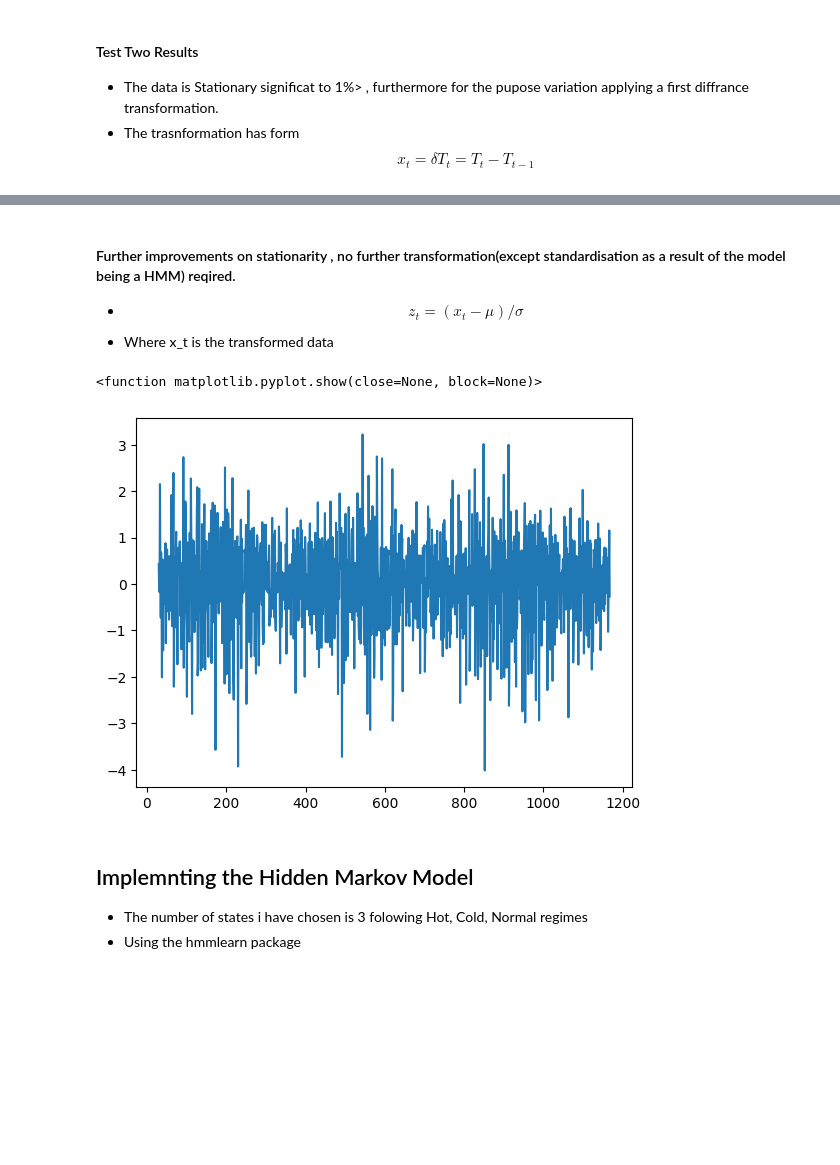
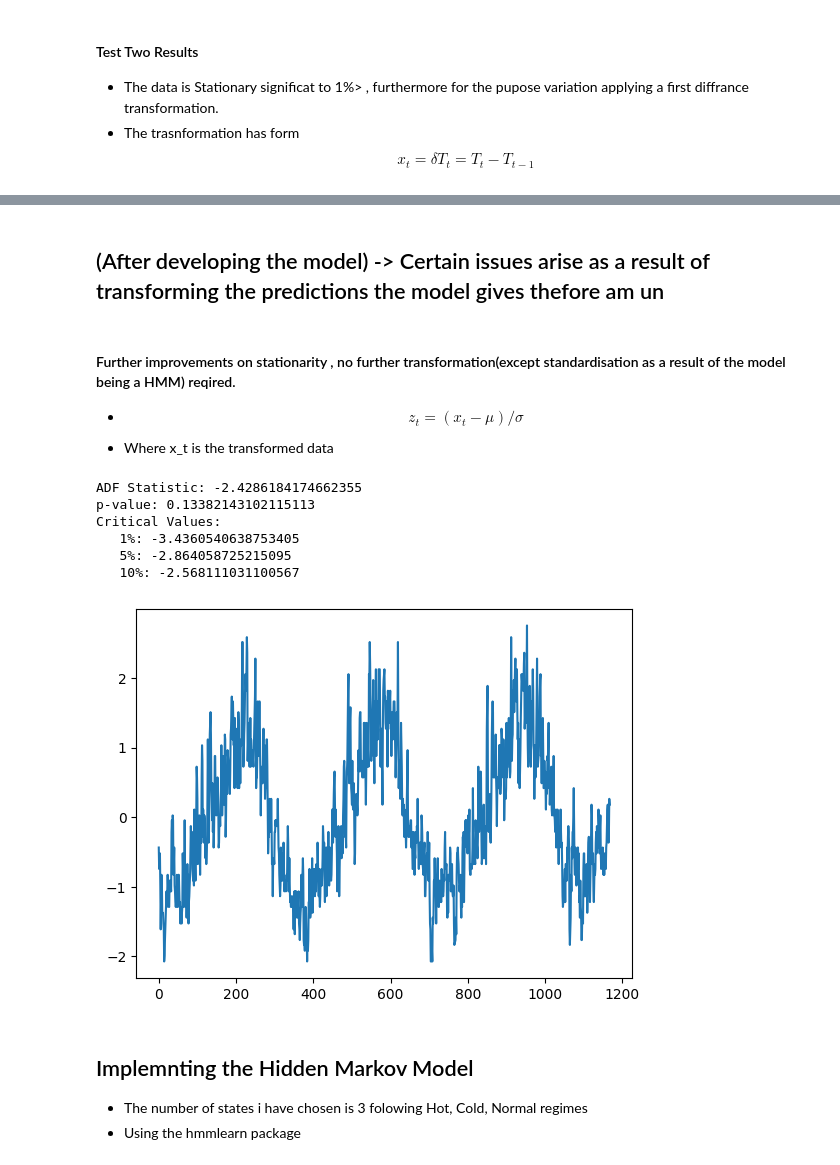
Before and after one commit to sanula05/HMM-For-Seattel-Weather-Forcasting, a Jupyter notebook: HMM.ipynb, the cells around one changed output, grey strips where cells are left out. Saved outputs shown, nothing was run; the diff lists cells and outputs as text; code cells hidden in the pictures; blank space fills up the shorter version.

```diff
--- a/HMM.ipynb
+++ b/HMM.ipynb
@@ -58,7 +58,7 @@ Critical Values:
 # %%
 import numpy as np
 
-TempTransformed = (data['temp_max']-data['temp_max'].rolling(30).mean())*1461 #<- Number of elem
+TempTransformed = (data['temp_max']-data['temp_max'].rolling(30).mean()) #<- Number of elem
 TempTransformed = TempTransformed.dropna() #<- Failed first time as the roling meand gave NaN for the first 30 data points
 
 # Retesting for Stationarity
@@ -100,23 +100,36 @@ Critical Values:
    1%: -3.4361812251221555
    5%: -2.864114820815637
    10%: -2.5681409066817795
+# %% [markdown]
+## (After developing the model) -> Certain issues arise as a result of transforming the predictions the model gives thefore am un
 # %% [markdown]
 #### Further improvements on stationarity , no further transformation(except standardisation as a result of the model being a HMM) reqired.
 
 - $$ z_t = (x_t -\mu)/\sigma $$
 - Where x_t is the transformed data
 # %%
-SampleMean = np.mean(TempTransformed2)
-SampleVariance = np.std(TempTransformed2)
+SampleMean = np.mean(Temp)
+SampleVariance = np.std(Temp)
 
-StdTemp = (TempTransformed2-SampleMean)/SampleVariance
+StdTemp = (Temp-SampleMean)/SampleVariance
 StdTemp = StdTemp.dropna()
 
 plt.plot(StdTemp)
 plt.show
+result3 = adfuller(StdTemp)
+print("ADF Statistic:", result3[0])
+print("p-value:", result3[1])
+print("Critical Values:")
+for key, value in result3[4].items():
+    print(f"   {key}: {value}")
 # %% [output]
-<function matplotlib.pyplot.show(close=None, block=None)>
+ADF Statistic: -2.4286184174662355
+p-value: 0.13382143102115113
+Critical Values:
+   1%: -3.4360540638753405
+   5%: -2.864058725215095
+   10%: -2.568111031100567
-[figure, old version]
+[figure, new version]
 # %% [markdown]
 ## Implemnting the Hidden Markov Model
 
```
Also changed, not shown: parts of 6 cells of this notebook, 1 other file.
